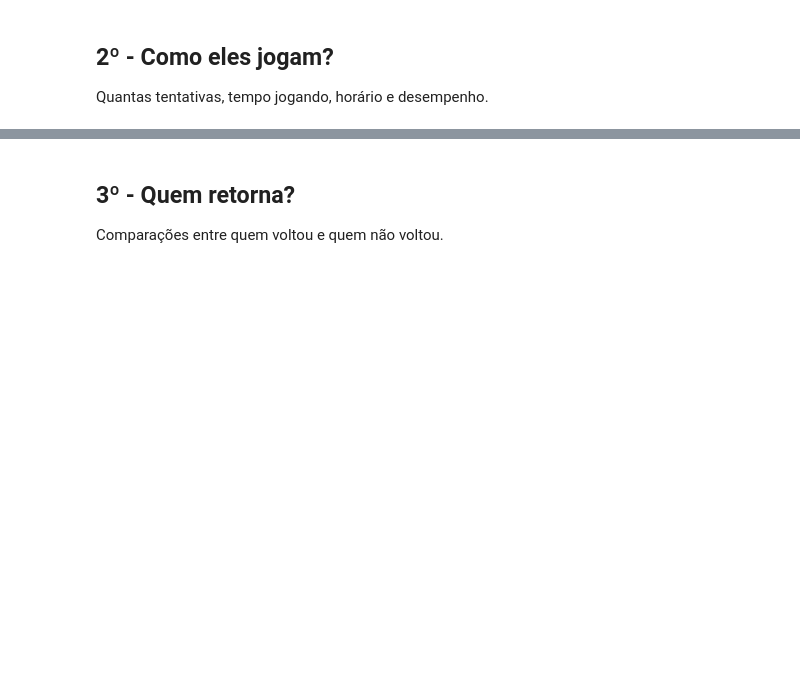
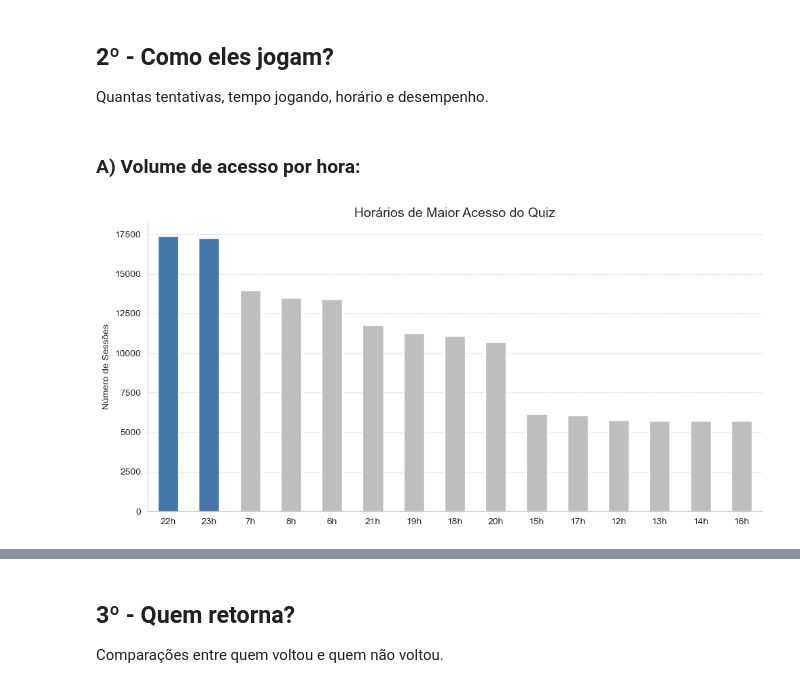
Before and after one commit to Fernandonneto/Case_Processo_Seletivo_-_Analista_de_Dados_Produto_-_Growth, a Jupyter notebook: II_Etapa_-_Analise_exploratoria_dados.ipynb, the cells around one changed output, grey strips where cells are left out. Cells and saved outputs as stored; diff of their text form; code cells hidden in the pictures; blank space fills up the shorter version.

```diff
--- a/II_Etapa_-_Analise_exploratoria_dados.ipynb
+++ b/II_Etapa_-_Analise_exploratoria_dados.ipynb
@@ -297,0 +280,49 @@ Quantas tentativas, tempo jogando, horário e desempenho.
+# %% [markdown]
+### A) Volume de acesso por hora:
+# %%
+# Volume de acesso por hora (ordenado por pico)
+contagem_hora = df['session_hour'].value_counts()
+
+# Ordena do maior para o menor (para exibição no gráfico)
+contagem_hora = contagem_hora.sort_values(ascending=False)
+
+# Identifica os 2 maiores picos
+top2 = contagem_hora.head(2).index
+
+# Define cores: cinza padrão + azul para os picos
+cores = [
+    PALETA["azul"] if hora in top2 else PALETA["cinza"]
+    for hora in contagem_hora.index
+]
+
+plt.figure(figsize=(10, 5))
+
+ax = contagem_hora.plot(
+    kind='bar',
+    color=cores,
+    edgecolor='white'
+)
+
+plt.title('Horários de Maior Acesso do Quiz', fontsize=14)
+plt.xlabel('')
+plt.ylabel('Número de Sessões')
+
+# Grid estilizado
+ax.grid(axis='y', linestyle='--', alpha=0.6)
+ax.grid(axis='x', visible=False)
+
+# Remove bordas superiores e direita
+ax.spines['top'].set_visible(False)
+ax.spines['right'].set_visible(False)
+
+# Formatação do eixo X (adiciona "h")
+plt.xticks(
+    ticks=range(len(contagem_hora.index)),
+    labels=[f"{h}h" for h in contagem_hora.index],
+    rotation=0
+)
+
+plt.tight_layout()
+plt.show()
+# %% [output]
+[figure, added]
```
Also changed, not shown: parts of 36 cells of this notebook, 1 other file.
